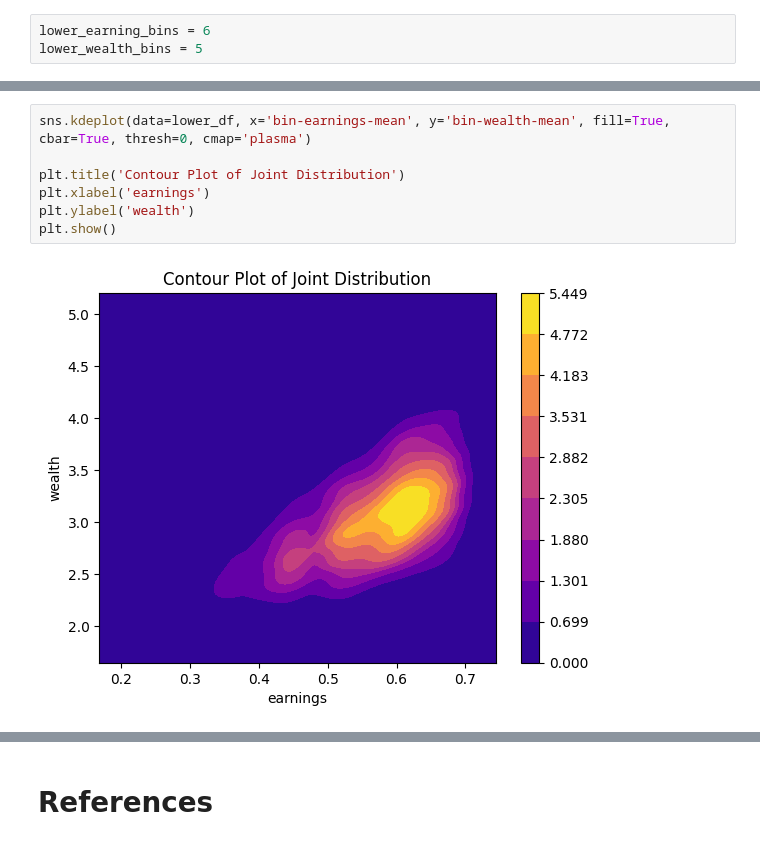
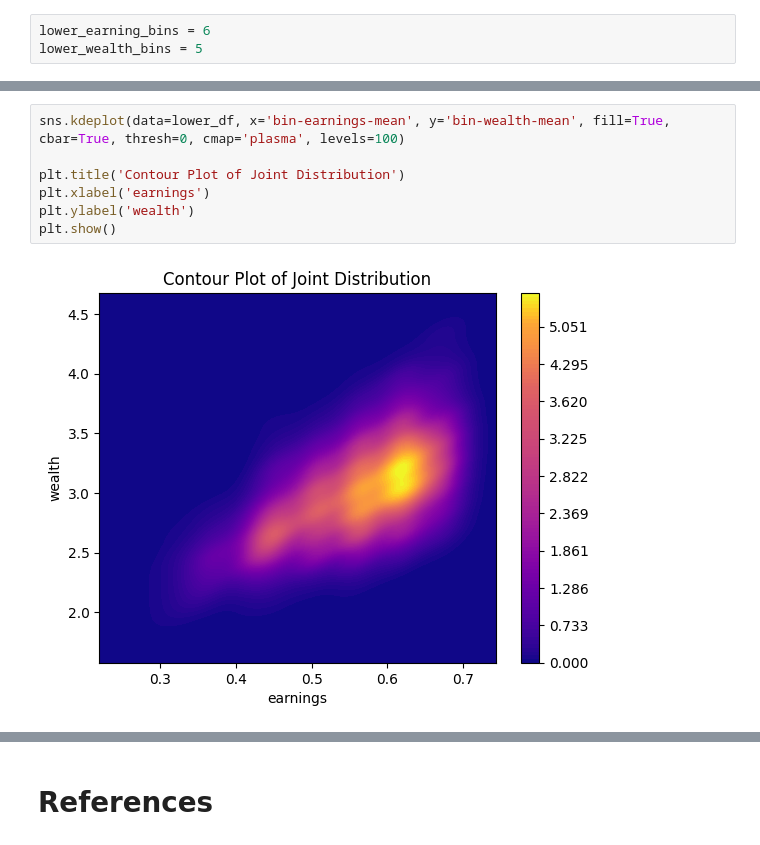
Before and after one commit to ParsaMohammadpour/probability-and-statistics-project, a Jupyter notebook: solution.ipynb, the cells around one changed output, grey strips where cells are left out. Cells and saved outputs as stored; diff of their text form.

```diff
--- a/solution.ipynb
+++ b/solution.ipynb
@@ -763,12 +770,12 @@ lower_df
 # %%
-sns.kdeplot(data=lower_df, x='bin-earnings-mean', y='bin-wealth-mean', fill=True, cbar=True, thresh=0, cmap='plasma')
+sns.kdeplot(data=lower_df, x='bin-earnings-mean', y='bin-wealth-mean', fill=True, cbar=True, thresh=0, cmap='plasma', levels=100)
 
 plt.title('Contour Plot of Joint Distribution')
 plt.xlabel('earnings')
 plt.ylabel('wealth')
 plt.show()
 # %% [output]
-[figure, old version]
+[figure, new version]
 # %%
 lower_contingency_matrix = pd.crosstab(lower_df['bin-wealth-mean'], lower_df['bin-earnings-mean'])
 
```
Also changed, not shown: parts of 46 cells of this notebook, 1 other file.
